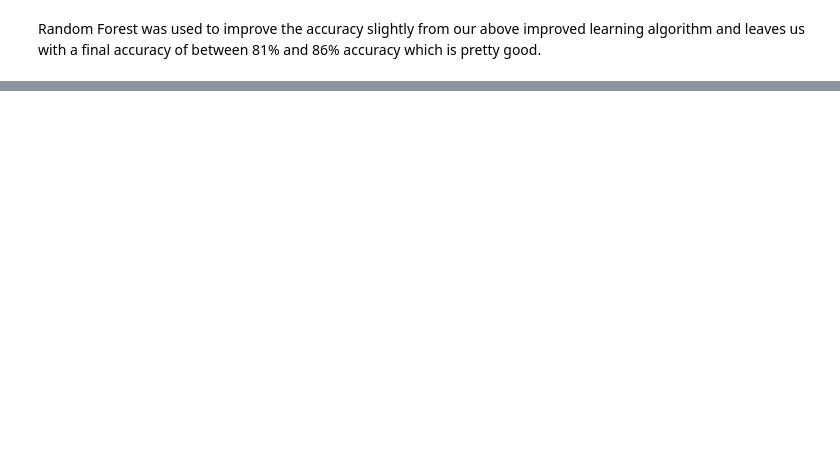
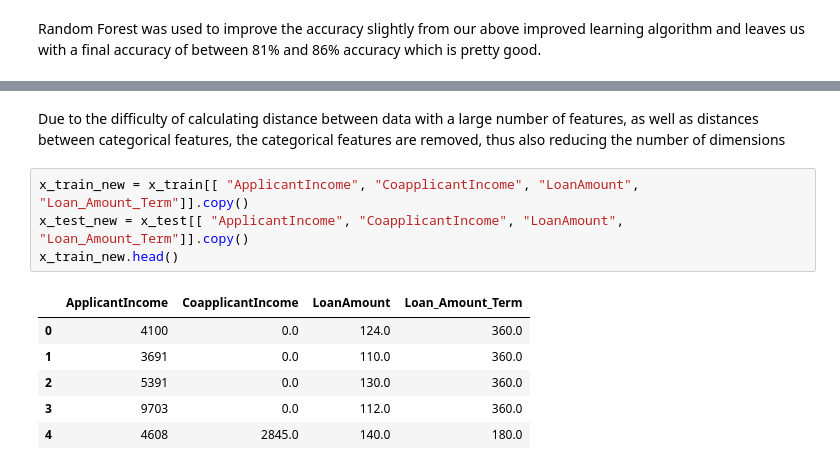
Before and after one commit to bongo1007/ACML, a Jupyter notebook: Project.ipynb, the cells around one changed output, grey strips where cells are left out. Saved outputs shown, nothing was run; the diff lists cells and outputs as text; blank space fills up the shorter version.

```diff
--- a/Project.ipynb
+++ b/Project.ipynb
@@ -864,0 +910,13 @@ Random Forest was used to improve the accuracy slightly from our above improved
+# %% [markdown]
+Due to the difficulty of calculating distance between data with a large number of features, as well as distances between categorical features, the categorical features are removed, thus also reducing the number of dimensions
+# %%
+x_train_new = x_train[[ "ApplicantIncome", "CoapplicantIncome", "LoanAmount", "Loan_Amount_Term"]].copy()
+x_test_new = x_test[[ "ApplicantIncome", "CoapplicantIncome", "LoanAmount", "Loan_Amount_Term"]].copy()
+x_train_new.head()
+# %% [output]
+|  | ApplicantIncome | CoapplicantIncome | LoanAmount | Loan_Amount_Term |
+| 0 | 4100 | 0.0 | 124.0 | 360.0 |
+| 1 | 3691 | 0.0 | 110.0 | 360.0 |
+| 2 | 5391 | 0.0 | 130.0 | 360.0 |
+| 3 | 9703 | 0.0 | 112.0 | 360.0 |
+| 4 | 4608 | 2845.0 | 140.0 | 180.0 |
```
Also changed, not shown: parts of 51 cells of this notebook.
